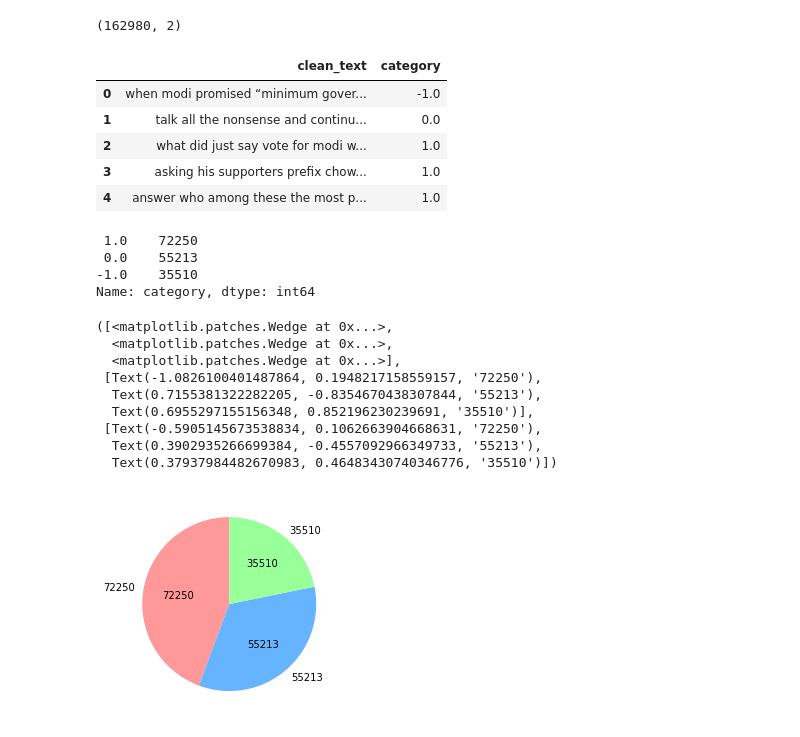
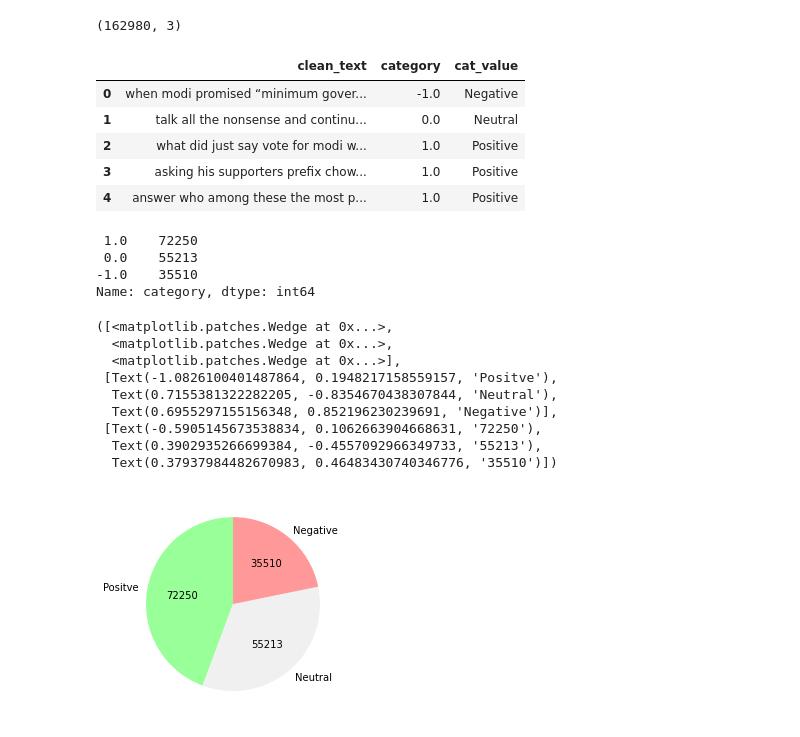
Before and after one commit to IsabelAlma/HCI584, a Jupyter notebook: TwitterSent1.ipynb, the cells around one changed output. Cells and saved outputs as stored; diff of their text form; code cells hidden in the pictures.

```diff
--- a/TwitterSent1.ipynb
+++ b/TwitterSent1.ipynb
@@ -14,17 +21,17 @@ tweets.head()
 # %%
 #assigning columns for easier analysis pull
-review_tweets = tweets[['clean_text','category']]
+review_tweets = tweets[['clean_text','category','cat_value']]
 
 print(review_tweets.shape)
 review_tweets.head(5)
 # %% [output]
-(162980, 2)
+(162980, 3)
-|  | clean_text | category |
-| 0 | when modi promised “minimum gover... | -1.0 |
-| 1 | talk all the nonsense and continu... | 0.0 |
-| 2 | what did just say vote for modi w... | 1.0 |
-| 3 | asking his supporters prefix chow... | 1.0 |
-| 4 | answer who among these the most p... | 1.0 |
+|  | clean_text | category | cat_value |
+| 0 | when modi promised “minimum gover... | -1.0 | Negative |
+| 1 | talk all the nonsense and continu... | 0.0 | Neutral |
+| 2 | what did just say vote for modi w... | 1.0 | Positive |
+| 3 | asking his supporters prefix chow... | 1.0 | Positive |
+| 4 | answer who among these the most p... | 1.0 | Positive |
 # %%
 #counting how many tweets exist in each sentiment bucket: negative(-1), neutral(0), and positive(+1)
 review_tweets["category"].value_counts()
@@ -36,18 +43,19 @@ Name: category, dtype: int64
 # %%
 #assign to pie chart. instructions followed from: https://stackoverflow.com/questions/41088236/how-to-have-actual-values-in-matplotlib-pie-chart-displayed#:~:text=If%20you%27re%20looking%20to%20plot%20a%20piechart%20from,autopct%3D%20lambda%20x%3A%20%27%20%7B%3A.0f%7D%27.format%20%28x%2Avalues.sum%20%28%29%2F100%29%2C%20startangle%3D90%29
 actual_values = review_tweets["category"].value_counts(dropna=True)
-colors = ['#ff9999','#66b3ff','#99ff99']
+colors = ['#99ff99','#F0F0F0','#ff9999']
 values=review_tweets['category'].value_counts(dropna=True)
+labels = 'Positve','Neutral','Negative' #as defined above
 
 plt.pie(actual_values, colors = colors, labels=labels, autopct= lambda x: '{:.0f}'.format(x*values.sum()/100), startangle=90)
 # %% [output]
 ([<matplotlib.patches.Wedge at 0x...>,
   <matplotlib.patches.Wedge at 0x...>,
   <matplotlib.patches.Wedge at 0x...>],
- [Text(-1.0826100401487864, 0.1948217158559157, '72250'),
-  Text(0.7155381322282205, -0.8354670438307844, '55213'),
-  Text(0.6955297155156348, 0.852196230239691, '35510')],
+ [Text(-1.0826100401487864, 0.1948217158559157, 'Positve'),
+  Text(0.7155381322282205, -0.8354670438307844, 'Neutral'),
+  Text(0.6955297155156348, 0.852196230239691, 'Negative')],
  [Text(-0.5905145673538834, 0.1062663904668631, '72250'),
   Text(0.3902935266699384, -0.4557092966349733, '55213'),
   Text(0.37937984482670983, 0.46483430740346776, '35510')])
-[figure, old version]
+[figure, new version]
```
Also changed, not shown: parts of 5 cells of this notebook.
